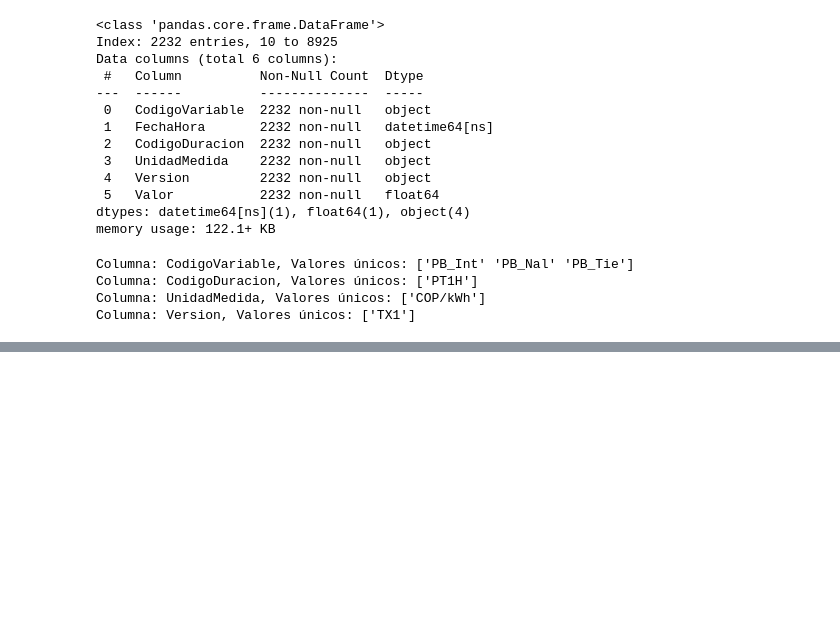
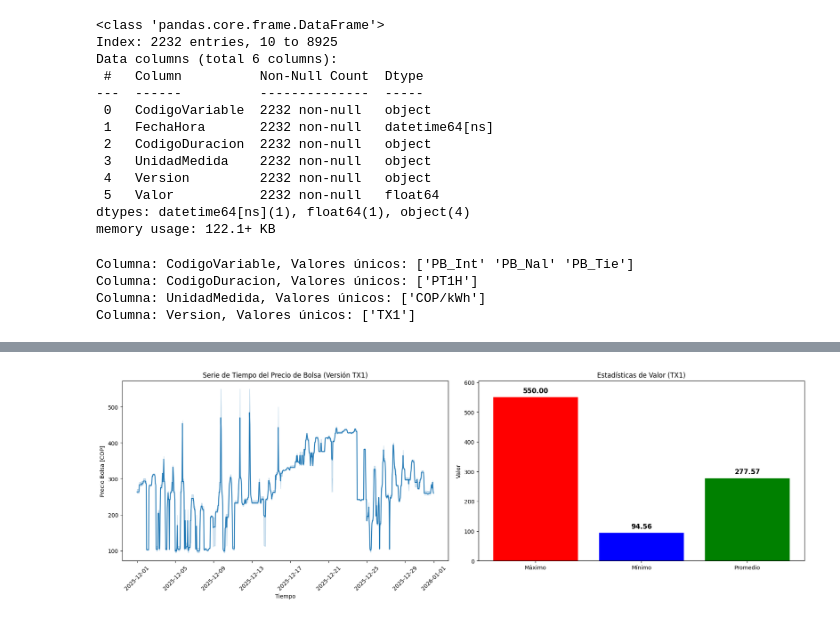
Before and after one commit to MillerQuintero2001/Prueba-XM, a Jupyter notebook: Notebook/extract_api_data.ipynb, the cells around one changed output, grey strips where cells are left out. Saved outputs shown, nothing was run; the diff lists cells and outputs as text; code cells hidden in the pictures; blank space fills up the shorter version.

```diff
--- a/Notebook/extract_api_data.ipynb
+++ b/Notebook/extract_api_data.ipynb
@@ -235,0 +273,39 @@ plt.show()
+# %%
+y = df_tx1['Valor']
+x = df_tx1['FechaHora']
+
+fig, axes = plt.subplots(1, 2, figsize=(18, 6))
+
+# Serie de tiempo
+sns.lineplot(ax=axes[0], x=x, y=y)
+axes[0].set_title('Serie de Tiempo del Precio de Bolsa (Versión TX1)')
+axes[0].set_xlabel('Tiempo')
+axes[0].set_ylabel('Precio Bolsa [COP]')
+axes[0].tick_params(axis='x', rotation=45)
+
+# Bar chart de max, min y mean
+stats = {
+    'Máximo': y.max(),
+    'Mínimo': y.min(),
+    'Promedio': y.mean()
+}
+bars = axes[1].bar(stats.keys(), stats.values(), color=['red', 'blue', 'green'])
+axes[1].set_title('Estadísticas de Valor (TX1)')
+axes[1].set_ylabel('Valor')
+
+# Ajustar el límite superior del eje y para dar espacio al texto
+axes[1].set_ylim(0, y.max() * 1.1)  # Añade 10% de margen superior
+
+# Añadir los valores encima de cada barra
+for bar in bars:
+    height = bar.get_height()
+    axes[1].annotate(f'{height:.2f}',
+                     xy=(bar.get_x() + bar.get_width() / 2, height),
+                     xytext=(0, 5),
+                     textcoords="offset points",
+                     ha='center', va='bottom', fontsize=12, fontweight='bold')
+
+plt.tight_layout()
+plt.show()
+# %% [output]
+[figure, added]
```
Also changed, not shown: parts of 15 cells of this notebook, 4 other files.
